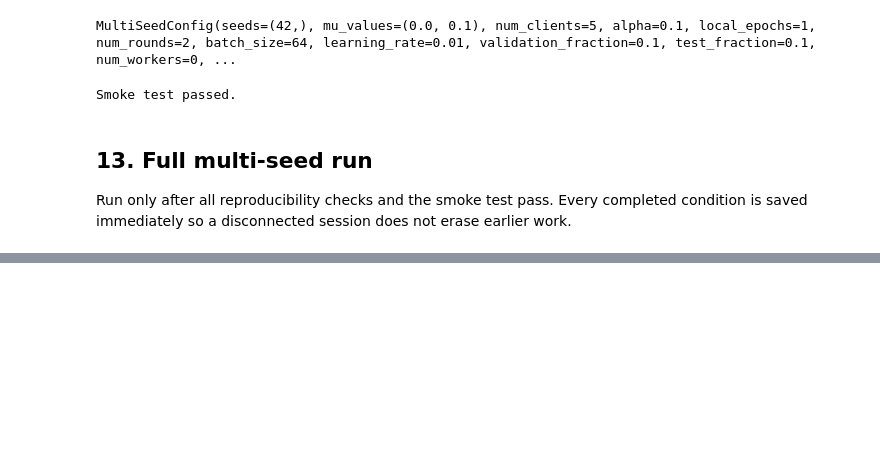
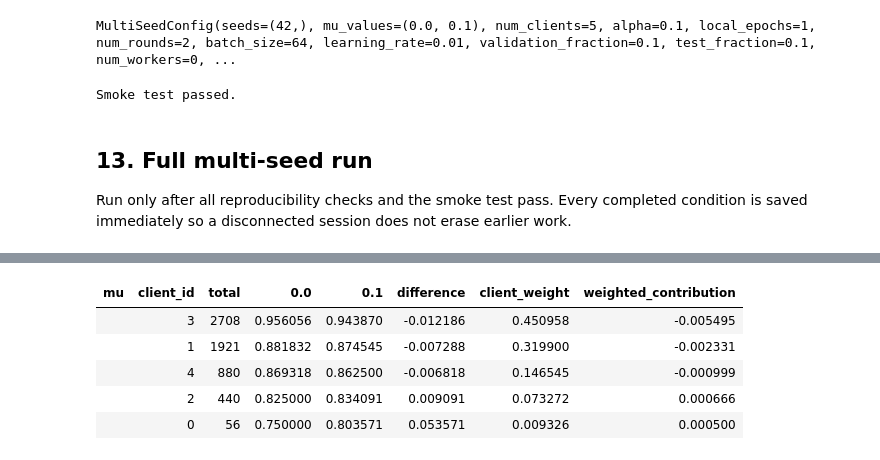
Before and after one commit to khanhhuyenpham/federated-learning-under-heterogeneity, a Jupyter notebook: notebooks/06_multiseed_fedprox_robustness.ipynb, the cells around one changed output, grey strips where cells are left out. Saved outputs shown, nothing was run; the diff lists cells and outputs as text; code cells hidden in the pictures; blank space fills up the shorter version.

```diff
--- a/notebooks/06_multiseed_fedprox_robustness.ipynb
+++ b/notebooks/06_multiseed_fedprox_robustness.ipynb
@@ -946,0 +995,21 @@ This study uses only three seeds, five fully participating clients, one Dirichle
+# %%
+seed_44 = client_test_df.query("seed == 44 and mu in [0.0, 0.1]")
+seed_44_comparison = (
+    seed_44.pivot(index=["client_id", "total"], columns="mu", values="accuracy")
+    .reset_index()
+    .sort_values("total", ascending=False)
+    .reset_index(drop=True)
+)
+seed_44_comparison["difference"] = seed_44_comparison[0.1] - seed_44_comparison[0.0]
+seed_44_comparison["client_weight"] = seed_44_comparison["total"] / seed_44_comparison["total"].sum()
+seed_44_comparison["weighted_contribution"] = (
+    seed_44_comparison["client_weight"] * seed_44_comparison["difference"]
+)
+display(seed_44_comparison)
+# %% [output]
+| mu | client_id | total | 0.0 | 0.1 | difference | client_weight | weighted_contribution |
+|  | 3 | 2708 | 0.956056 | 0.943870 | -0.012186 | 0.450958 | -0.005495 |
+|  | 1 | 1921 | 0.881832 | 0.874545 | -0.007288 | 0.319900 | -0.002331 |
+|  | 4 | 880 | 0.869318 | 0.862500 | -0.006818 | 0.146545 | -0.000999 |
+|  | 2 | 440 | 0.825000 | 0.834091 | 0.009091 | 0.073272 | 0.000666 |
+|  | 0 | 56 | 0.750000 | 0.803571 | 0.053571 | 0.009326 | 0.000500 |
```
Also changed, not shown: parts of 37 cells of this notebook, 11 other files.
